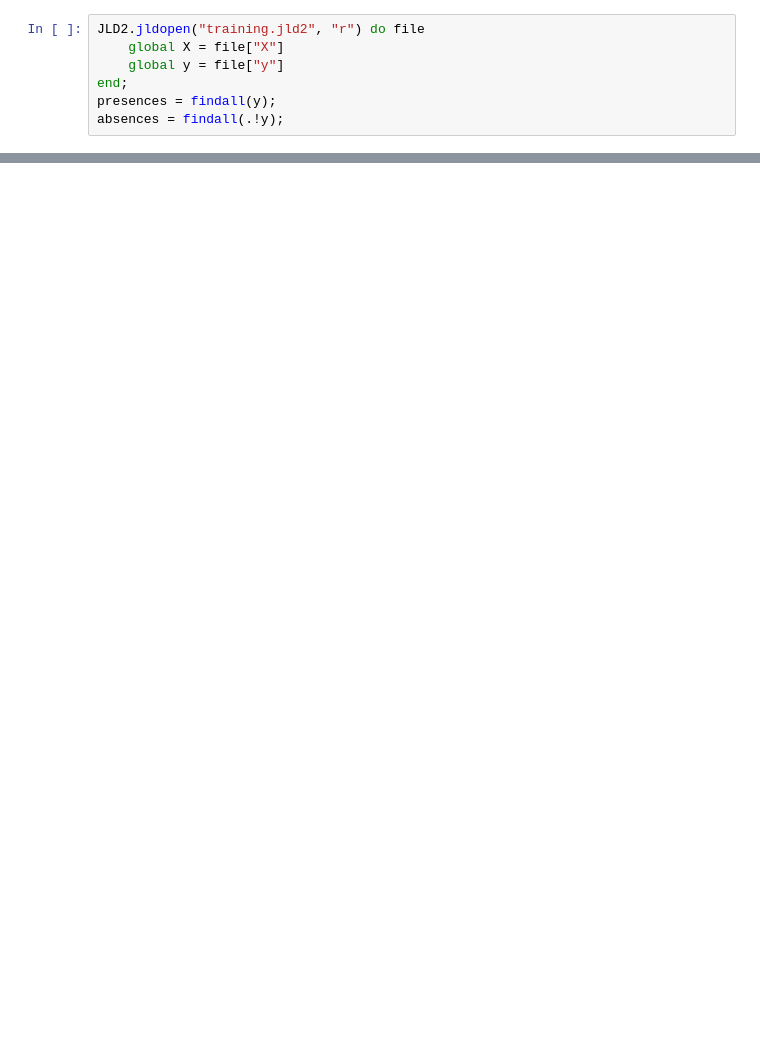
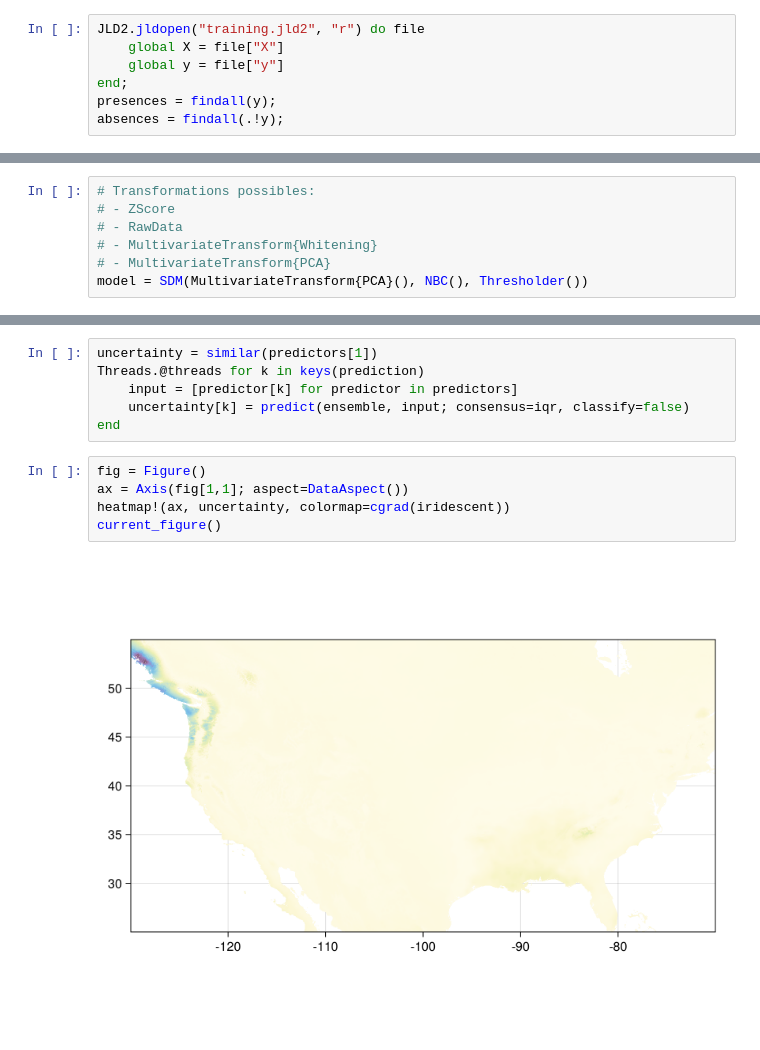
Before and after one commit to tpoisot/BIO3033-BigFoot-data, a Jupyter notebook: 02_validation.ipynb, the cells around one changed output, grey strips where cells are left out. Drawn from its saved outputs; the diff is of its cells as text; blank space fills up the shorter version.

```diff
--- a/02_validation.ipynb
+++ b/02_validation.ipynb
@@ -45,0 +82,7 @@ splits = kfold(y, X; k=10)
+# %%
+# Transformations possibles:
+# - ZScore
+# - RawData
+# - MultivariateTransform{Whitening}
+# - MultivariateTransform{PCA}
+model = SDM(MultivariateTransform{PCA}(), NBC(), Thresholder())
@@ -45,0 +241,13 @@ splits = kfold(y, X; k=10)
+# %%
+uncertainty = similar(predictors[1])
+Threads.@threads for k in keys(prediction)
+    input = [predictor[k] for predictor in predictors]
+    uncertainty[k] = predict(ensemble, input; consensus=iqr, classify=false)
+end
+# %%
+fig = Figure()
+ax = Axis(fig[1,1]; aspect=DataAspect())
+heatmap!(ax, uncertainty, colormap=cgrad(iridescent))
+current_figure()
+# %% [output]
+[figure, added]
```
Also changed, not shown: parts of 58 cells of this notebook, 3 other files.
